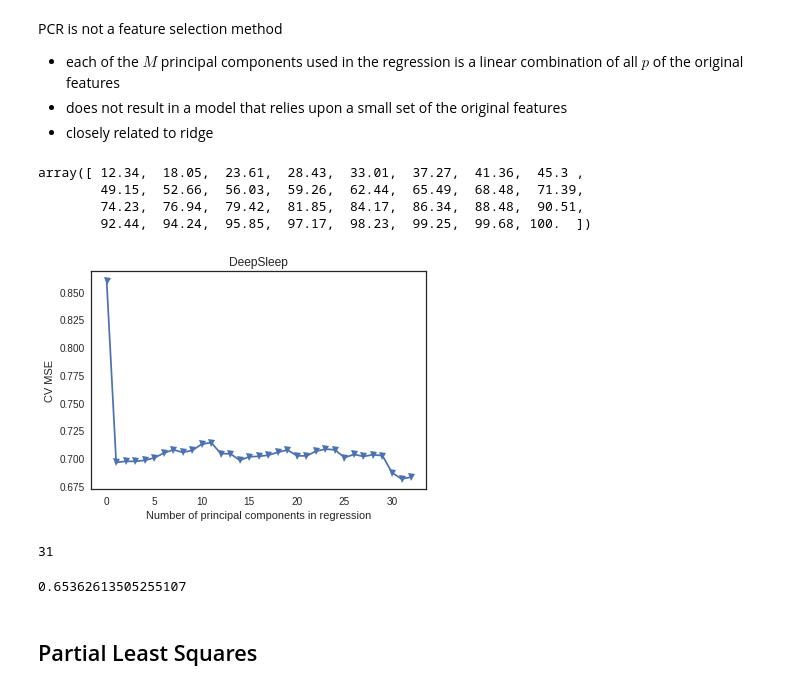
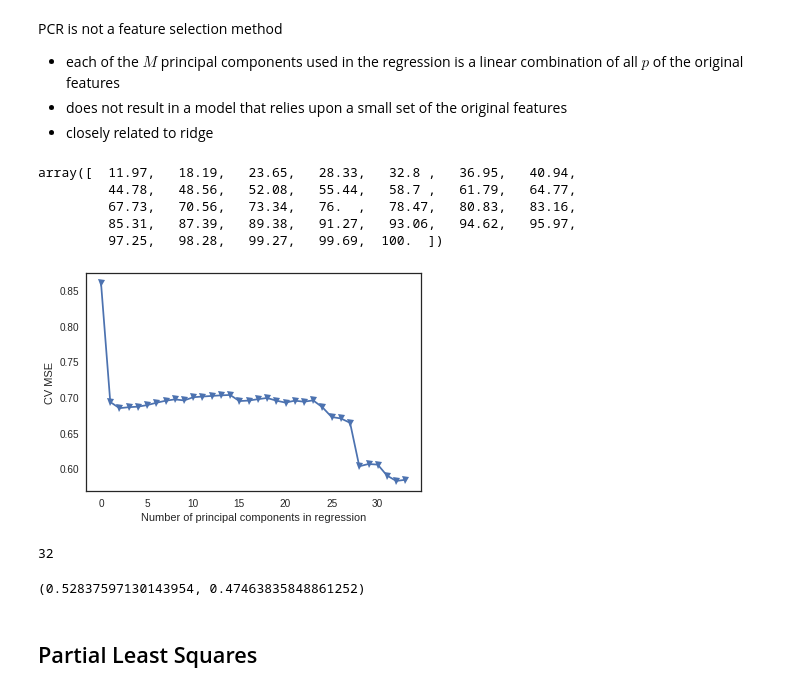
Before and after one commit to drlarue/sleep-analysis, a Jupyter notebook: SleepAnalysis.ipynb, the cells around one changed output. Cells and saved outputs as stored; diff of their text form; code cells hidden in the pictures.

```diff
--- a/SleepAnalysis.ipynb
+++ b/SleepAnalysis.ipynb
@@ -130,17 +130,29 @@ df_main.loc[pm_mask, 'ideal_bedtime'] = df_main.From.dt.strftime('%Y-%m-%d') + '
 df_main.loc[~pm_mask, 'ideal_bedtime'] = (df_main.From - timedelta(days=1)).dt.strftime('%Y-%m-%d') + ' 22:00'
 df_main.ideal_bedtime = df_main.ideal_bedtime.apply(pd.to_datetime)
 
-past_ideal = df_main.From >= df_main.ideal_bedtime
-df_main.loc[past_ideal, 'from_10p'] = df_main.Id - df_main.ideal_bedtime
-df_main.loc[~past_ideal, 'from_10p'] = df_main.ideal_bedtime - df_main.Id
+past_10p = df_main.From >= df_main.ideal_bedtime
+df_main.loc[past_10p, 'from_10p'] = df_main.Id - df_main.ideal_bedtime
+df_main.loc[~past_10p, 'from_10p'] = df_main.ideal_bedtime - df_main.Id
 
 def time_to_num(time_delta):
     hh, mm , ss = map(float, str(time_delta).split(' ')[2].split(':'))
     return mm + 60*hh + ss/60
 
 df_main.from_10p = df_main.from_10p.apply(time_to_num)
-df_main.loc[~past_ideal, 'from_10p'] = -df_main.from_10p
+df_main.loc[~past_10p, 'from_10p'] = -df_main.from_10p
 del df_main['ideal_bedtime']
+
+# add feature: delta from 'ideal' 6am wake-up time
+df_main['ideal_waketime'] = df_main.To.dt.strftime('%Y-%m-%d') + ' 06:00'
+df_main.ideal_waketime = df_main.ideal_waketime.apply(pd.to_datetime)
+
+past_6a = df_main.To >= df_main.ideal_waketime
+df_main.loc[past_6a, 'from_6a'] = df_main.To - df_main.ideal_waketime
+df_main.loc[~past_6a, 'from_6a'] = df_main.ideal_waketime - df_main.To
+
+df_main.from_6a = df_main.from_6a.apply(time_to_num)
+df_main.loc[~past_6a, 'from_6a'] = -df_main.from_6a
+del df_main['ideal_waketime']
 
 df_main.set_index(['Id'], inplace=True)
 df_main.sort_index(inplace=True)
@@ -715,0 +756,14 @@ n_lasso = 10
+# %%
+# Lasso as variable selection
+# Use the top i features from Lasso
+
+ols_mse = []
+ols = LinearRegression()
+
+for i in np.arange(1, X_dt.shape[1]+1):
+    score = np.mean(cross_val_score(ols, scale(X_dr[lasso_cf.index[:i]]), y_dr, scoring='neg_mean_squared_error', cv=10))
+    ols_mse.append(-score)
+
+plt.plot(ols_mse, '-v')
+plt.xlabel('Number of features used')
+plt.ylabel('CV MSE');
@@ -753,7 +821,7 @@ mean_squared_error(y_dt, ols_y) # test MSE
 # %% [markdown]
 ## Ridge
 # %%
-alphas = np.linspace(154, 155, 100)
+alphas = np.linspace(34.4, 34.5, 100)
 ridgecv = RidgeCV(alphas=alphas, cv=10, scoring='neg_mean_squared_error')
 ridgecv.fit(scale(X_dr), y_dr)
 # %% [output]
@@ -814,34 +887,34 @@ X_dr_reduced = pca.fit_transform(scale(X_dr))
 # variance explained by the principal components
 np.cumsum(np.round(pca.explained_variance_ratio_, decimals=4)*100)
 # %% [output]
-array([ 12.34,  18.05,  23.61,  28.43,  33.01,  37.27,  41.36,  45.3 ,
-        49.15,  52.66,  56.03,  59.26,  62.44,  65.49,  68.48,  71.39,
-        74.23,  76.94,  79.42,  81.85,  84.17,  86.34,  88.48,  90.51,
-        92.44,  94.24,  95.85,  97.17,  98.23,  99.25,  99.68, 100.  ])
+array([  11.97,   18.19,   23.65,   28.33,   32.8 ,   36.95,   40.94,
+         44.78,   48.56,   52.08,   55.44,   58.7 ,   61.79,   64.77,
+         67.73,   70.56,   73.34,   76.  ,   78.47,   80.83,   83.16,
+         85.31,   87.39,   89.38,   91.27,   93.06,   94.62,   95.97,
+         97.25,   98.28,   99.27,   99.69,  100.  ])
 # %%
 n = len(X_dr_reduced)
 regr = LinearRegression()
 pca_mse = []
 
 # calculate MSE with only the intercept (no principal components in regression)
 score = np.mean(cross_val_score(regr, np.ones((n,1)), y_dr, cv=10, scoring='neg_mean_squared_error'))
 pca_mse.append(-score)
 
 # calculate MSE using CV, adding one principal component at a time
 for i in np.arange(1, X_dr.shape[1] + 1):
     score = np.mean(cross_val_score(regr, X_dr_reduced[:,:i], y_dr, cv=10, scoring='neg_mean_squared_error'))
     pca_mse.append(-score)
 
 plt.plot(pca_mse, '-v')
 plt.xlabel('Number of principal components in regression')
-plt.ylabel('CV MSE')
-plt.title('DeepSleep');
+plt.ylabel('CV MSE');
 # %% [output]
-[figure, old version]
+[figure, new version]
 # %%
-np.argmin(pca_mse) # the lowest training MSE is reached when doing regression on 31 components
+np.argmin(pca_mse) # the lowest training MSE is reached when doing regression on 32 components
 # %% [output]
-31
+32
 # %%
 # Transform test data with PCA loadings and fit regression on x principal components
 X_dt_reduced = pca.transform(scale(X_dt))[:,:np.argmin(pca_mse)]
@@ -849,12 +922,15 @@ X_dt_reduced = pca.transform(scale(X_dt))[:,:np.argmin(pca_mse)]
 # Train regression model on training data
 regr = LinearRegression()
 regr.fit(X_dr_reduced[:,:np.argmin(pca_mse)], y_dr)
+pca_y_dr = regr.predict(X_dr_reduced[:,:np.argmin(pca_mse)])
 
 # Prediction with test data
 pca_y = regr.predict(X_dt_reduced)
-mean_squared_error(y_dt, pca_y)
+
+# train MSE, test MSE
+mean_squared_error(y_dr, pca_y_dr), mean_squared_error(y_dt, pca_y)
 # %% [output]
-0.65362613505255107
+(0.52837597130143954, 0.47463835848861252)
 # %% [markdown]
 ## Partial Least Squares
 # %% [markdown]
```
Also changed, not shown: parts of 92 cells of this notebook.
